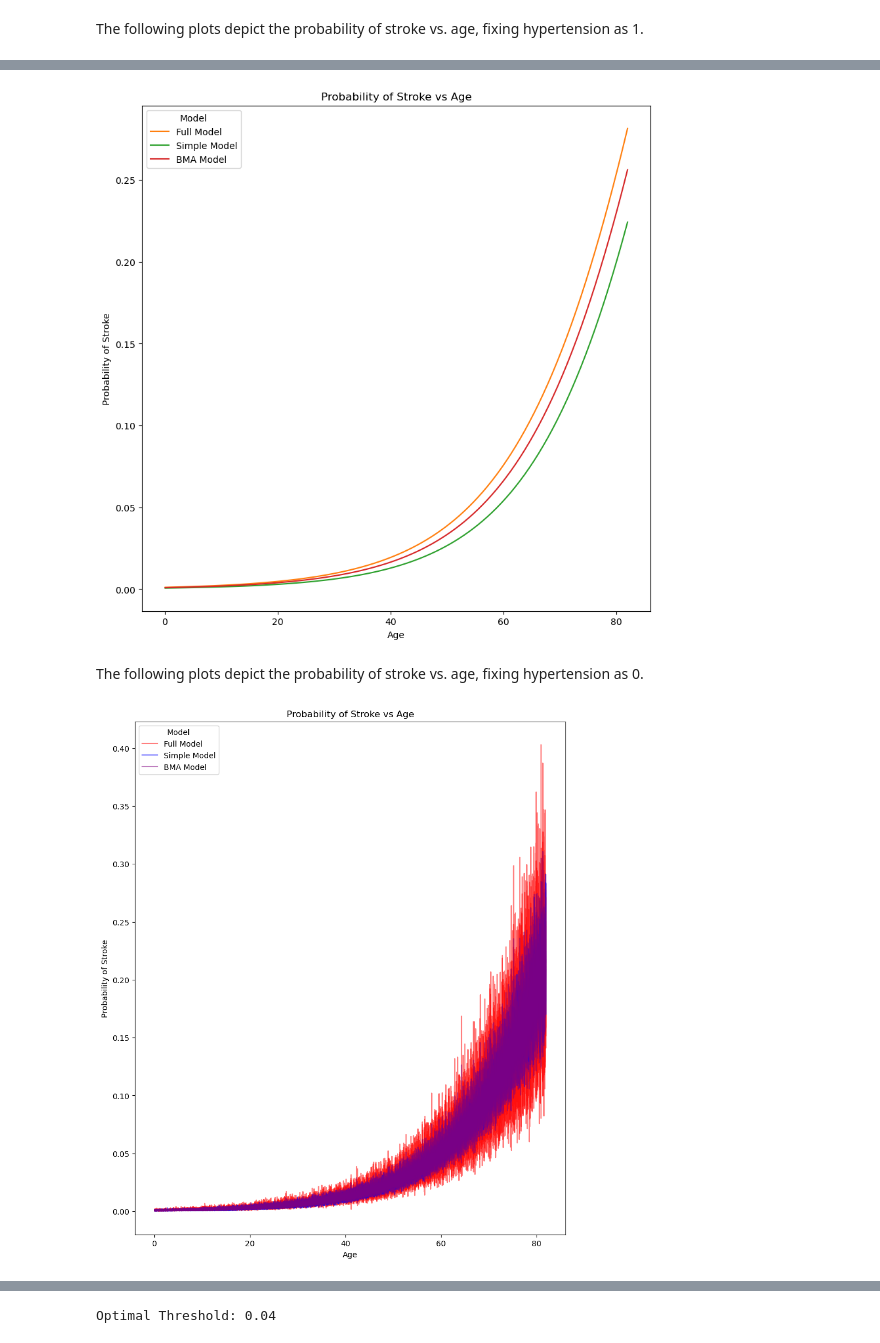
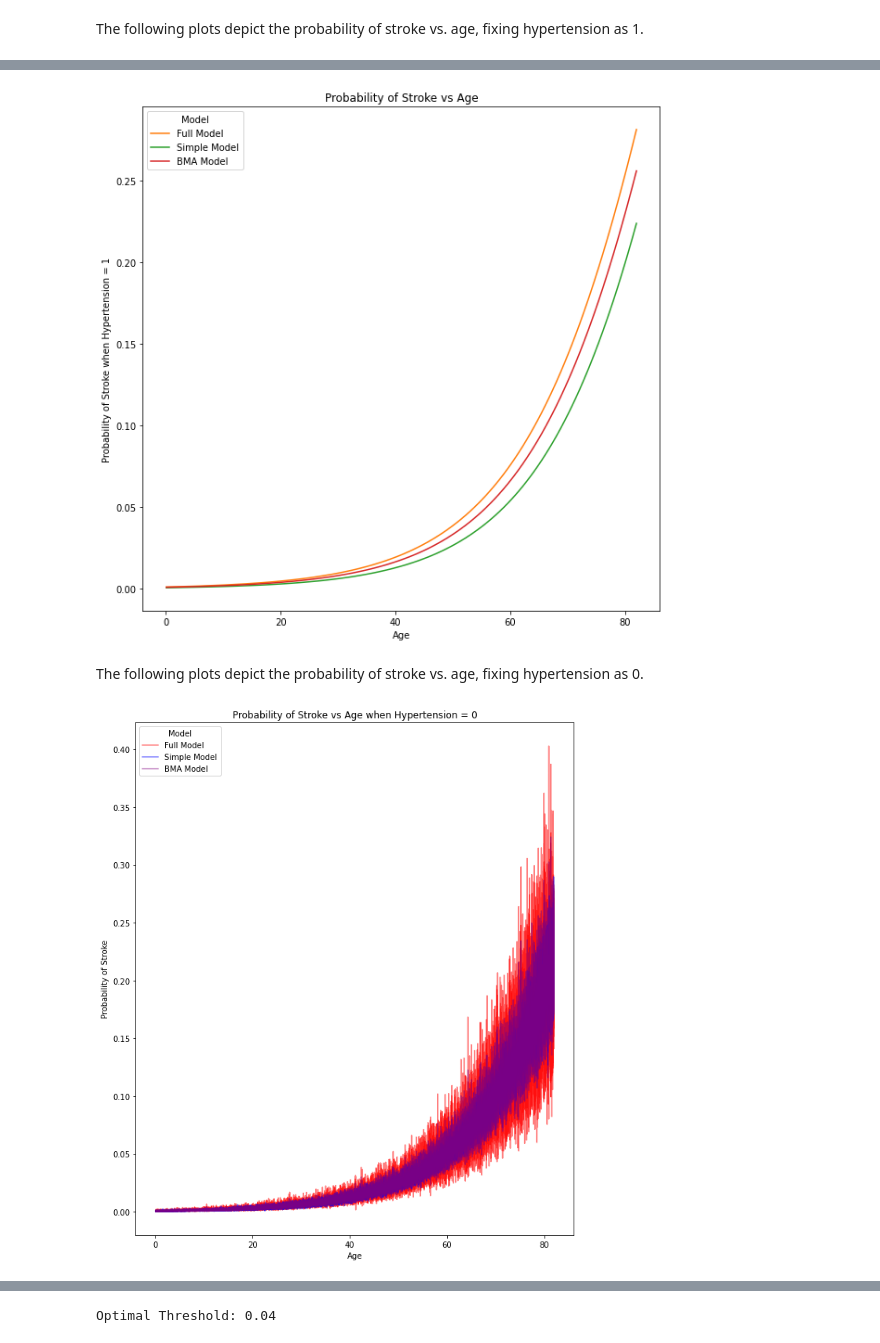
Before and after one commit to Griffin-McCauley/stroke-analysis-bayes, a Jupyter notebook: Stroke Analysis.ipynb, the cells around one changed output, grey strips where cells are left out. Saved outputs shown, nothing was run; the diff lists cells and outputs as text; code cells hidden in the pictures.

```diff
--- a/Stroke Analysis.ipynb
+++ b/Stroke Analysis.ipynb
@@ -591,29 +518,13 @@ a = reduced_trace.posterior['α'].mean(axis=1).mean(axis=0).to_numpy()
 b = reduced_trace.posterior['β'].mean(axis=1).mean(axis=0).to_numpy()
 
 X_test_reduced = X_test[["age", "hypertension"]]
-#X_test_reduced = X_test.iloc[:,0:8]
 
 m = a + X_test_reduced.dot(b)
 p = inv_logit(m)
 
-t = np.linspace(0,1,101)
-accuracies = np.full(len(t), None)
-TPs = np.full(len(t), None)
-FPs = np.full(len(t), None)
-TNs = np.full(len(t), None)
-FNs = np.full(len(t), None)
-for i in range(len(t)):
-    y_hat = (p>=t[i]).astype(int)
-    accuracies[i] = sum(y_hat == y_test)/len(y_test)
-    TPs[i] = sum(np.all([y_hat == 1, y_test == 1], axis=0))
-    FPs[i] = sum(np.all([y_hat == 1, y_test == 0], axis=0))
-    TNs[i] = sum(np.all([y_hat == 0, y_test == 0], axis=0))
-    FNs[i] = sum(np.all([y_hat == 0, y_test == 1], axis=0))
-
-
-t_star = t[np.argmin(FPs + 50*FNs)]
-print('Optimal Threshold:', t_star)
-sum((p>=t_star).astype(int) == y_test)/len(y_test)
+t_star_reduced = calculate_tstar(p, y_hat, y_test)
+print('Optimal Threshold:', t_star_reduced)
+sum((p>=t_star_reduced).astype(int) == y_test)/len(y_test)
 # %% [output]
 Optimal Threshold: 0.04
 0.6863543788187373
@@ -767,12 +677,9 @@ plt.legend(title = 'Model');
 # %%
 # Computing predictions by combining the models using the WAIC weights
-#np.exp(-0.5*waic_p[0])/(np.exp(-0.5*waic_l[0]) + np.exp(-0.5*waic_p[0]))
-# or use the value given in the table
 w = cmp_waic.loc['model_full','weight']
-#w = 0.574937
 weights = [w, 1-w]
-#Plot of models with bma
-# use HMC sampling traces
+
+# plot of models with bma
 x_new = np.linspace(min(X_train['age']), max(X_train['age']), 100)
 α_l_post = full_trace.posterior['α'].mean(axis=1).mean(axis=0).to_numpy()
 β_l_post = full_trace.posterior['β'].mean(axis=1).mean(axis=0).to_numpy()
@@ -784,63 +691,60 @@ plt.figure(figsize = (10,10))
 plt.plot(x_new, y_l_post, 'C1', label='Full Model')
 α_p_post = reduced_trace.posterior['α'].mean(axis=1).mean(axis=0).to_numpy()
 β_p_post = reduced_trace.posterior['β'].mean(axis=1).mean(axis=0).to_numpy()
-#idx = np.argsort(x_1s[0])
 y_p_post = α_p_post + β_p_post[0] * x_new + β_l_post[1]
 y_p_post = (1 / (1 + np.exp(-(y_p_post))))
 plt.plot(x_new, y_p_post, 'C2', label='Simple Model')
 y_bma_post = (1-w)*y_p_post+w*y_l_post
 plt.plot(x_new, y_bma_post, 'C3', label='BMA Model')
-#plt.scatter(x_1s[0], y_1s, c='C0', marker='.')
 plt.xlabel('Age')
-plt.ylabel('Probability of Stroke')
+plt.ylabel('Probability of Stroke when Hypertension = 1')
 plt.title('Probability of Stroke vs Age')
 plt.legend(title = 'Model');
 # %% [output]
-[figure, old version]
+[figure, new version]
 # %% [markdown]
 The following plots depict the probability of stroke vs. age, fixing hypertension as 0.
 # %%
-#weights = [0.574937, 0.425063]
-# uncomment line below when actually running code with HMC sampling outputs
+# use WAIC values as weights for BMA
 weights = cmp_waic['weight']
 
 # plot of the probability of stroke vs. age for the Bayesian model average
 
 plt.figure(figsize = (10,12))
 
-shape = full_trace.posterior['α'].shape # remove advi
+shape = full_trace.posterior['α'].shape
 x = np.linspace(min(X_train['age']), max(X_train['age']), shape[1])
 for j in range(3):
     out =[]
-    for i in range(4): # change from 1 to 4 when using HMC sampling
-        # use HMC sampling traces rather than ADVI traces when actually running code
+    for i in range(4):
         if i == 0:
             if j == 0:
                 out.append(lm_full(full_trace.posterior, intercept=1)[i,:])
-                plt.plot(x,out[i], color = 'red', alpha = 0.5, label = 'Full Model')#, color = col)
+                plt.plot(x,out[i], color = 'red', alpha = 0.5, label = 'Full Model')
             elif j == 1:
                 out.append(lm_reduced(reduced_trace.posterior, intercept=1)[i,:])
-                plt.plot(x,out[i], color = 'blue', alpha = 0.5, label = 'Simple Model')#, color = col)
+                plt.plot(x,out[i], color = 'blue', alpha = 0.5, label = 'Simple Model')
             else:
                 out.append(weights[0]*lm_full(full_trace.posterior, intercept=1)[i,:]
                            + weights[1]*lm_reduced(reduced_trace.posterior, intercept=1)[i,:])
-                plt.plot(x,out[i], color = 'purple', alpha = 0.5, label = 'BMA Model')#, color = col)
+                plt.plot(x,out[i], color = 'purple', alpha = 0.5, label = 'BMA Model')
         else:
             if j == 0:
                 out.append(lm_full(full_trace.posterior, intercept=1)[i,:])
-                plt.plot(x,out[i], color = 'red', alpha = 0.5)#, color = col)
+                plt.plot(x,out[i], color = 'red', alpha = 0.5)
             elif j == 1:
                 out.append(lm_reduced(reduced_trace.posterior, intercept=1)[i,:])
-                plt.plot(x,out[i], color = 'blue', alpha = 0.5)#, color = col)
+                plt.plot(x,out[i], color = 'blue', alpha = 0.5)
             else:
                 out.append(weights[0]*lm_full(full_trace.posterior, intercept=1)[i,:]
                            + weights[1]*lm_reduced(reduced_trace.posterior, intercept=1)[i,:])
-                plt.plot(x,out[i], color = 'purple', alpha = 0.5)#, color = col)
-plt.title('Probability of Stroke vs Age')
+                plt.plot(x,out[i], color = 'purple', alpha = 0.5)
+
+plt.title('Probability of Stroke vs Age when Hypertension = 0')
 plt.xlabel('Age')
 plt.ylabel('Probability of Stroke')
 plt.legend(title = 'Model');
 # %% [output]
-[figure, old version]
+[figure, new version]
 # %%
 # Computing predictions by combining the models using the WAIC weights
```
Also changed, not shown: parts of 66 cells of this notebook.
